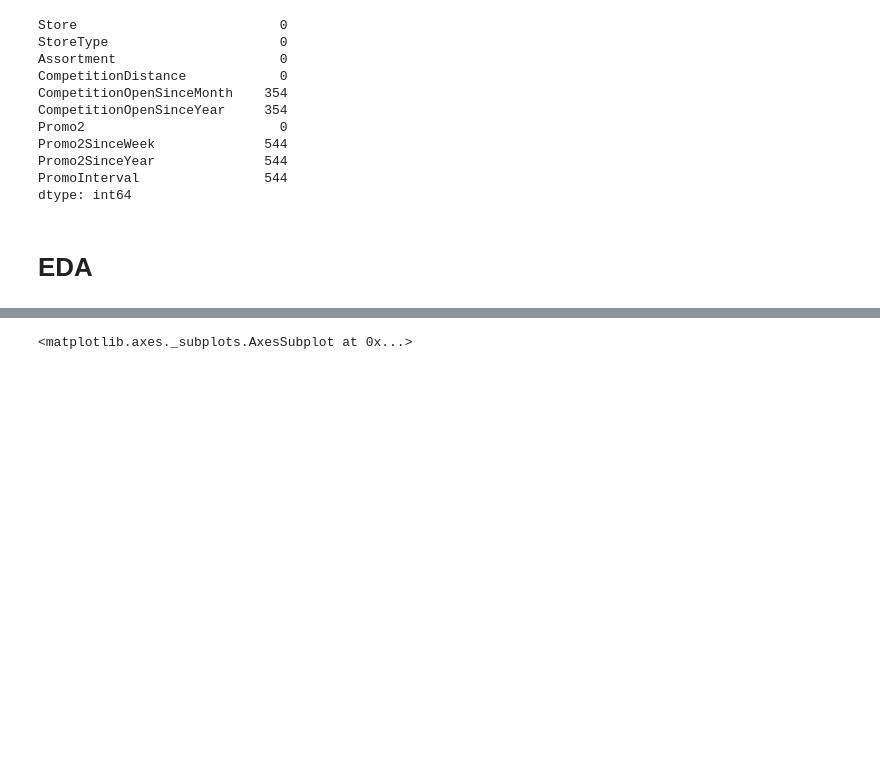
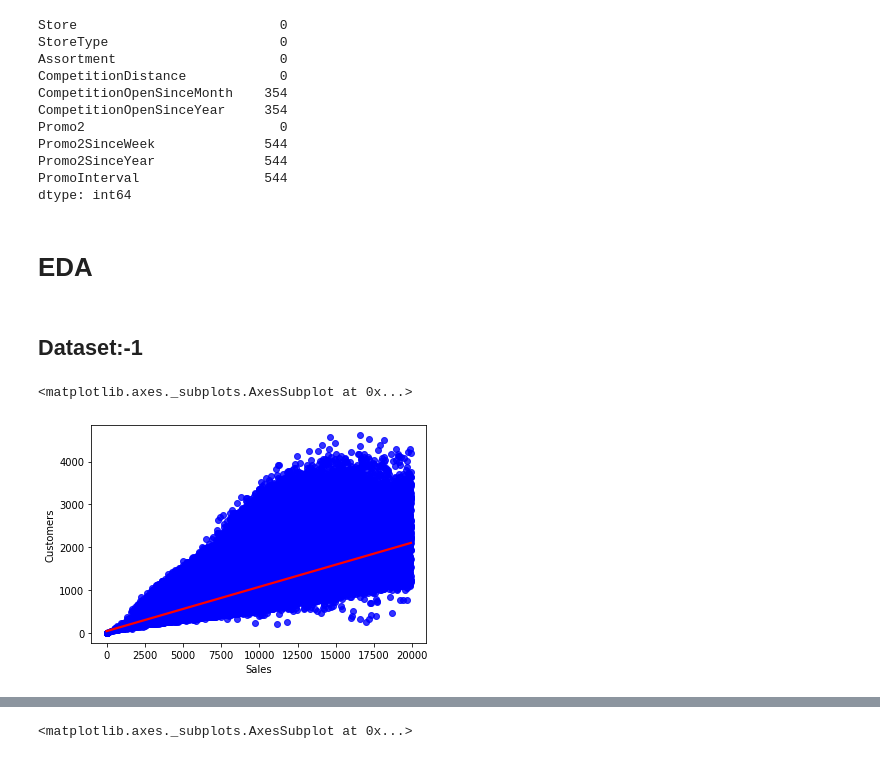
Before and after one commit to satyam-jyoti-sankar/Rossmann-Sales-Prediction-, a Jupyter notebook: Rossmann_Sales_Prediction_Capstone_Project.ipynb, the cells around one changed output, grey strips where cells are left out. Saved outputs shown, nothing was run; the diff lists cells and outputs as text; code cells hidden in the pictures; blank space fills up the shorter version.

```diff
--- a/Rossmann_Sales_Prediction_Capstone_Project.ipynb
+++ b/Rossmann_Sales_Prediction_Capstone_Project.ipynb
@@ -255,3 +260,11 @@ PromoInterval                544
 dtype: int64
 # %% [markdown]
 # EDA
+# %% [markdown]
+## Dataset:-1
+# %%
+# How customers affect sales
+sns.regplot(x=sales_df['Sales'], y=sales_df['Customers'],scatter_kws={"color": "blue"}, line_kws={"color": "red"})
+# %% [output]
+<matplotlib.axes._subplots.AxesSubplot at 0x...>
+[figure, added]
```
Also changed, not shown: parts of 35 cells of this notebook.
